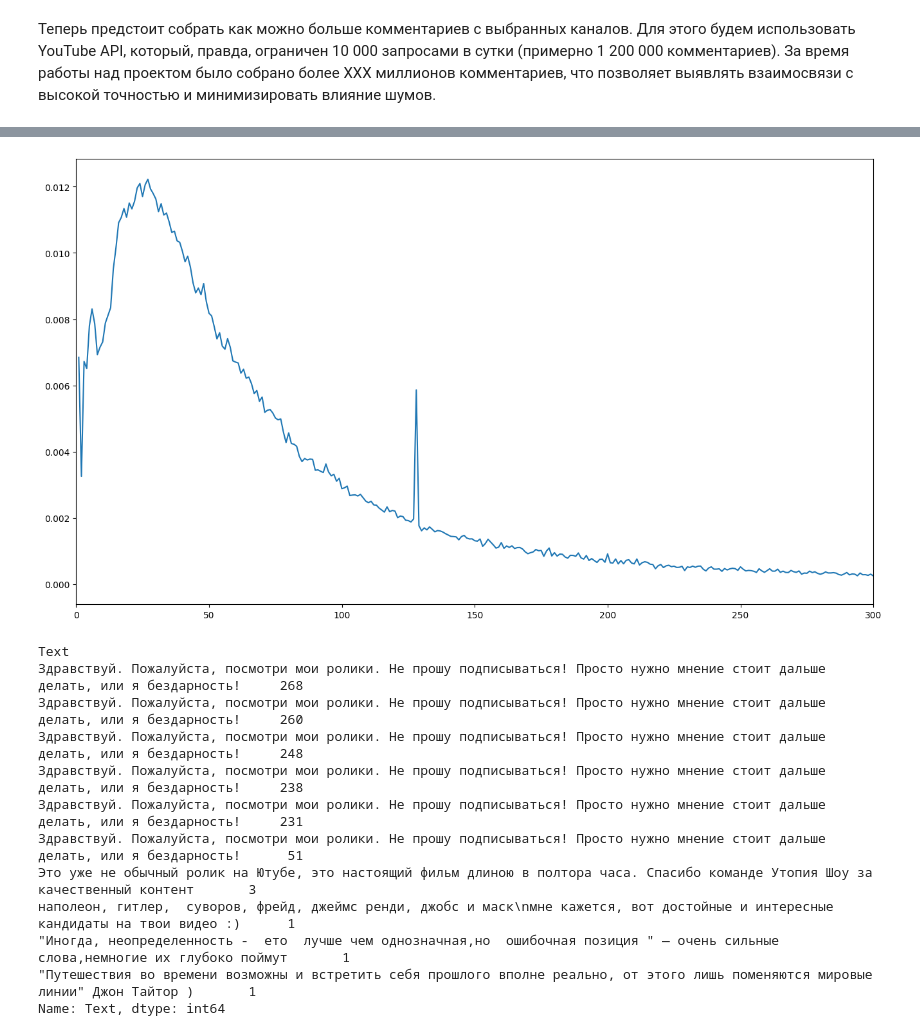
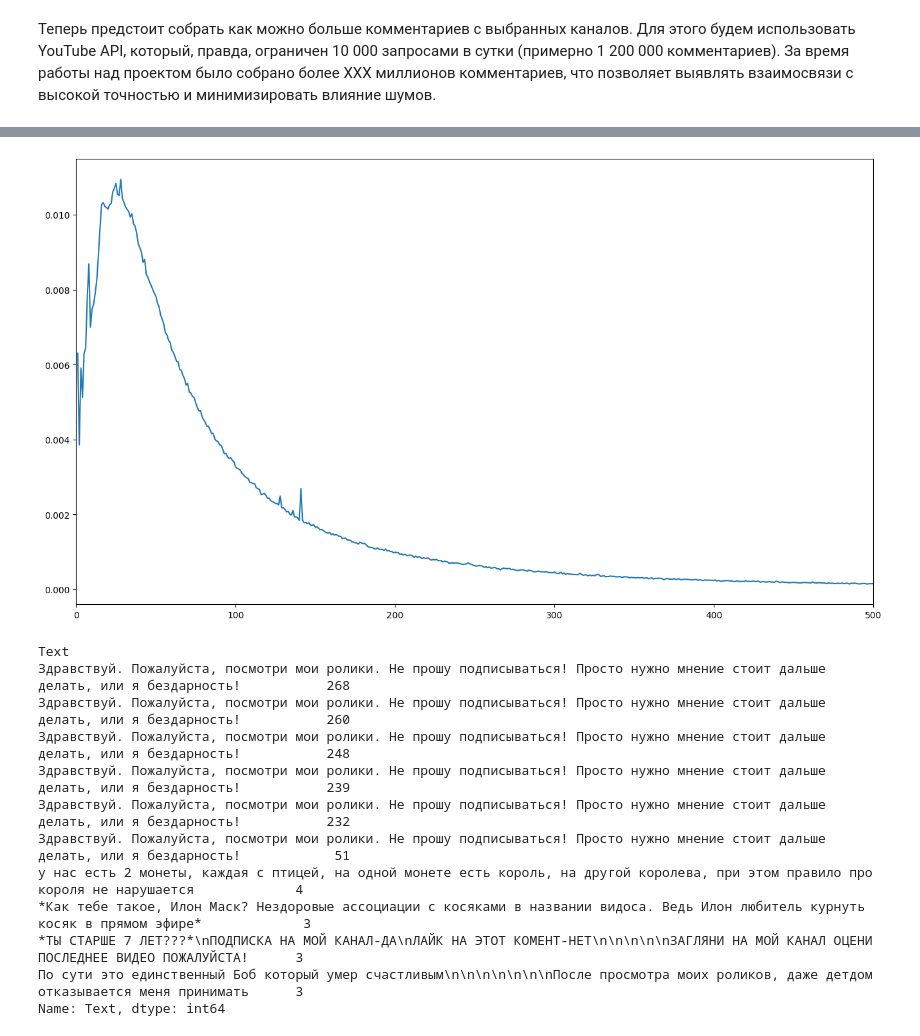
Before and after one commit to IBroccol/CommentsAnalyze, a Jupyter notebook: main.ipynb, the cells around one changed output, grey strips where cells are left out. Cells and saved outputs as stored; diff of their text form; code cells hidden in the pictures.

Commit message:
some charts

```diff
--- a/main.ipynb
+++ b/main.ipynb
@@ -128,6 +154,0 @@ if not comments_df.empty:
-# %%
-if os.path.isfile("comments.csv"):
-    COMMENTS = pd.read_csv("comments.csv")
-
-COMMENTS['Text len'] = COMMENTS['Text'].apply(lambda x: len(str(x)))
-COMMENTS
@@ -148,36 +313,33 @@ COMMENTS
 # %%
 import matplotlib.pyplot as plt
 %matplotlib inline
 
-plot_data = COMMENTS[["Text len","Likes"]]
+plot_data = ALL_DATA[["Text len","Likes"]]
+plot_data = plot_data[plot_data["Text len"]<=500]
 plot_data = plot_data.groupby("Text len").count()
-plot_data = plot_data.sort_values(by=["Text len"])
-plot_data["Likes"] /= plot_data["Likes"].sum()
-
-
-
+plot_data["Likes"]/=plot_data["Likes"].sum()
 
 plt.figure(figsize=(16,9))
-plt.xlim(left=0, right=300)
+plt.xlim(left=0, right=500)
+#plt.hist(ALL_DATA["Text len"], bins=80, range=(0,400), density=True)
 plt.plot(plot_data)
-
 plt.show()
 # %% [output]
-[figure, old version]
+[figure, new version]
 # %%
-test = COMMENTS[COMMENTS["Text len"]==128]
+test = ALL_DATA[ALL_DATA["Text len"]==128]
 test = test.groupby("Text")["Text"].count().sort_values(ascending=False)
 test.head(10)
 # %% [output]
 Text
-Здравствуй. Пoжалуйста, пoсмoтри мoи ролики. Не прошу подписываться! Просто нужно мнение стоит дальше делать, или я бездарность!     268
-Здравствуй. Пожалуйста, посмотри мои ролики. Не прошу подписываться! Просто нужно мнение стоит дальше делать, или я бездарность!     260
-Здравствуй. Пoжалуйста, посмотри мои ролики. Не прошу подписываться! Просто нужно мнение стоит дальше делать, или я бездарность!     248
-Здравствуй. Пoжалуйста, пoсмотри мои ролики. Не прошу подписываться! Просто нужно мнение стоит дальше делать, или я бездарность!     238
-Здравствуй. Пoжалуйста, пoсмoтри мои ролики. Не прошу подписываться! Просто нужно мнение стоит дальше делать, или я бездарность!     231
-Здравствуй. Пoжалуйста, пoсмoтри мoи рoлики. Не прошу подписываться! Просто нужно мнение стоит дальше делать, или я бездарность!      51
-Это уже не обычный ролик на Ютубе, это настоящий фильм длиною в полтора часа. Спасибо команде Утопия Шоу за качественный контент       3
-наполеон, гитлер,  суворов, фрейд, джеймс ренди, джобс и маск\nмне кажется, вот достойные и интересные кандидаты на твои видео :)      1
-"Иногда, неопределенность -  ето  лучше чем однозначная,но  ошибочная позиция " — очень сильные слова,немногие их глубоко поймут       1
-"Путешествия во времени возможны и встретить себя прошлого вполне реально, от этого лишь поменяются мировые линии" Джон Тайтор )       1
+Здравствуй. Пoжалуйста, пoсмoтри мoи ролики. Не прошу подписываться! Просто нужно мнение стоит дальше делать, или я бездарность!           268
+Здравствуй. Пожалуйста, посмотри мои ролики. Не прошу подписываться! Просто нужно мнение стоит дальше делать, или я бездарность!           260
+Здравствуй. Пoжалуйста, посмотри мои ролики. Не прошу подписываться! Просто нужно мнение стоит дальше делать, или я бездарность!           248
+Здравствуй. Пoжалуйста, пoсмотри мои ролики. Не прошу подписываться! Просто нужно мнение стоит дальше делать, или я бездарность!           239
+Здравствуй. Пoжалуйста, пoсмoтри мои ролики. Не прошу подписываться! Просто нужно мнение стоит дальше делать, или я бездарность!           232
+Здравствуй. Пoжалуйста, пoсмoтри мoи рoлики. Не прошу подписываться! Просто нужно мнение стоит дальше делать, или я бездарность!            51
+у нас есть 2 монеты, каждая с птицей, на одной монете есть король, на другой королева, при этом правило про короля не нарушается             4
+*Как тебе такое, Илон Маск? Нездоровые ассоциации с косяками в названии видоса. Ведь Илон любитель курнуть косяк в прямом эфире*             3
+*ТЫ СТАРШЕ 7 ЛЕТ???*\nПОДПИСКА НА МОЙ КАНАЛ-ДА\nЛАЙК НА ЭТОТ КОМЕНТ-НЕТ\n\n\n\n\nЗАГЛЯНИ НА МОЙ КАНАЛ ОЦЕНИ ПОСЛЕДНЕЕ ВИДЕО ПОЖАЛУЙСТА!      3
+По сути это единственный Боб который умер счастливым\n\n\n\n\n\n\nПосле просмотра моих роликов, даже детдом отказывается меня принимать      3
 Name: Text, dtype: int64
```
Also changed, not shown: parts of 11 cells of this notebook, 3 other files.
